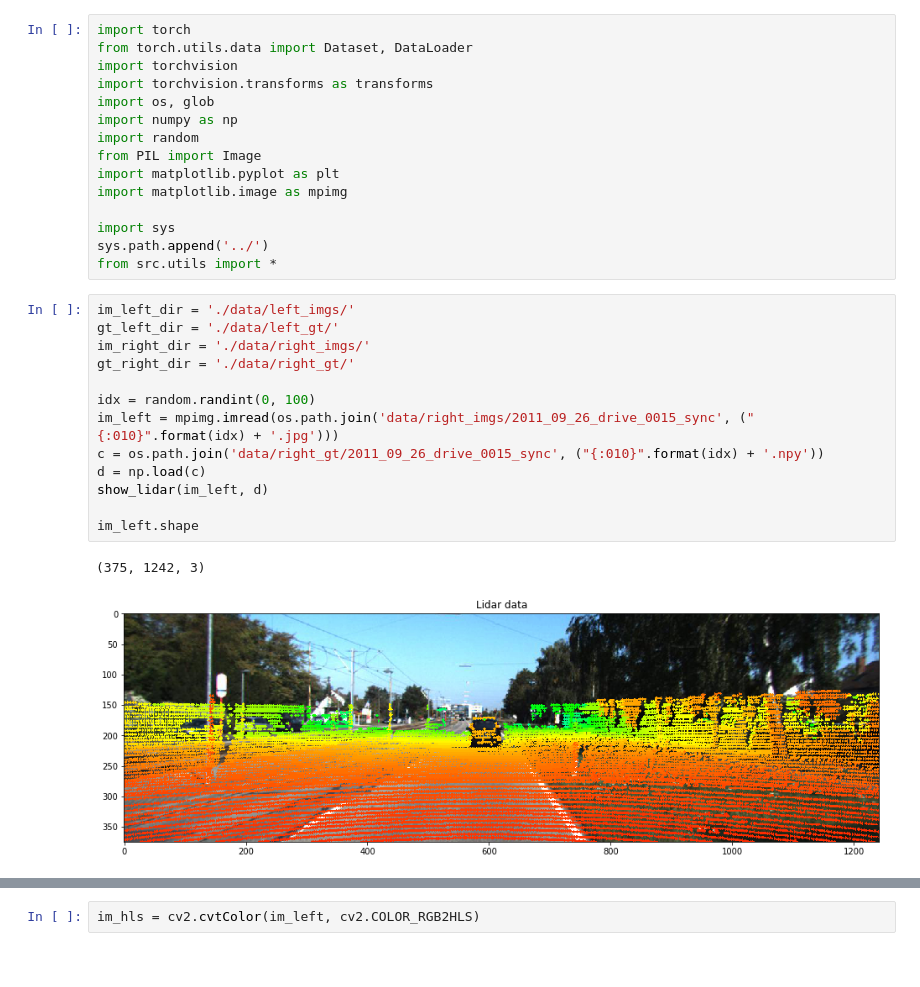
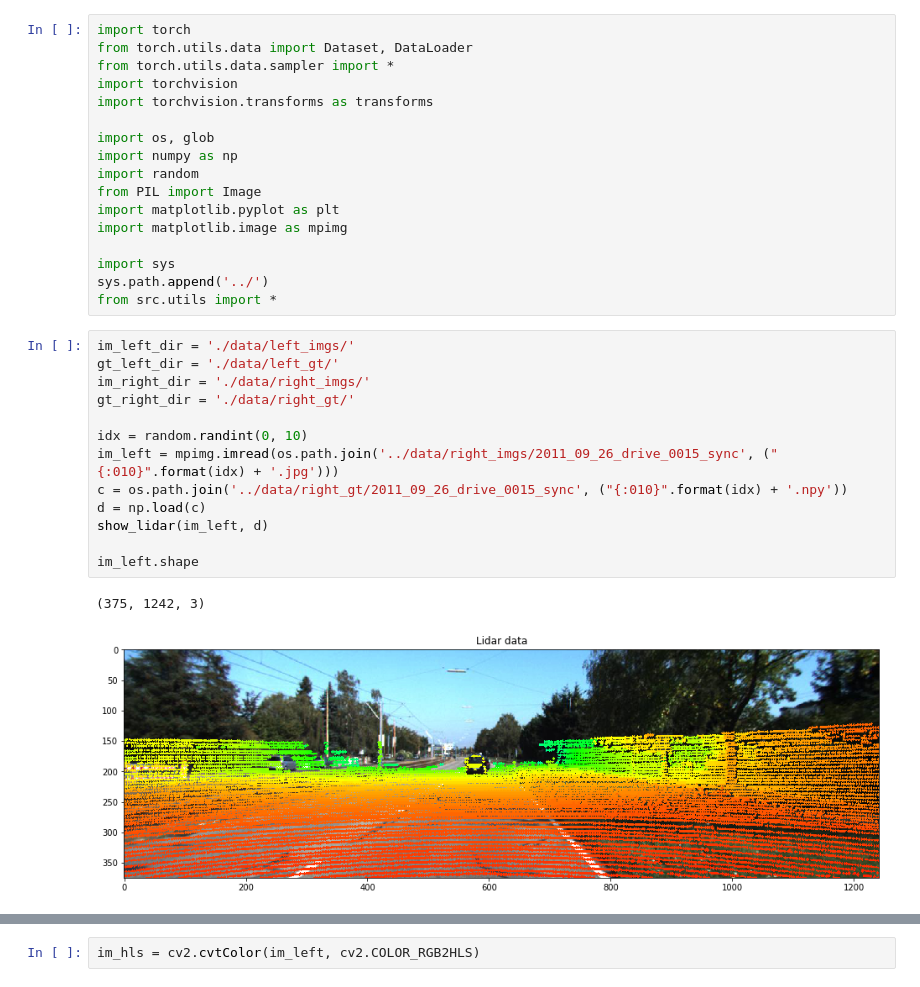
Before and after one commit to wildcat5566/mergedepth, a Jupyter notebook: examples/Construct_dataset.ipynb, the cells around one changed output, grey strips where cells are left out. Saved outputs shown, nothing was run; the diff lists cells and outputs as text.

```diff
--- a/examples/Construct_dataset.ipynb
+++ b/examples/Construct_dataset.ipynb
@@ -1,8 +1,10 @@
 # %%
 import torch
 from torch.utils.data import Dataset, DataLoader
+from torch.utils.data.sampler import *
 import torchvision
 import torchvision.transforms as transforms
+
 import os, glob
 import numpy as np
 import random
@@ -16,18 +18,18 @@ from src.utils import *
 # %%
 im_left_dir = './data/left_imgs/'
 gt_left_dir = './data/left_gt/'
 im_right_dir = './data/right_imgs/'
 gt_right_dir = './data/right_gt/'
 
-idx = random.randint(0, 100)
-im_left = mpimg.imread(os.path.join('data/right_imgs/2011_09_26_drive_0015_sync', ("{:010}".format(idx) + '.jpg')))
-c = os.path.join('data/right_gt/2011_09_26_drive_0015_sync', ("{:010}".format(idx) + '.npy'))
+idx = random.randint(0, 10)
+im_left = mpimg.imread(os.path.join('../data/right_imgs/2011_09_26_drive_0015_sync', ("{:010}".format(idx) + '.jpg')))
+c = os.path.join('../data/right_gt/2011_09_26_drive_0015_sync', ("{:010}".format(idx) + '.npy'))
 d = np.load(c)
 show_lidar(im_left, d)
 
 im_left.shape
 # %% [output]
 (375, 1242, 3)
-[figure, old version]
+[figure, new version]
 # %%
 class KittiStereoLidar(Dataset):
```
Also changed, not shown: parts of 15 cells of this notebook, 4 other files.
